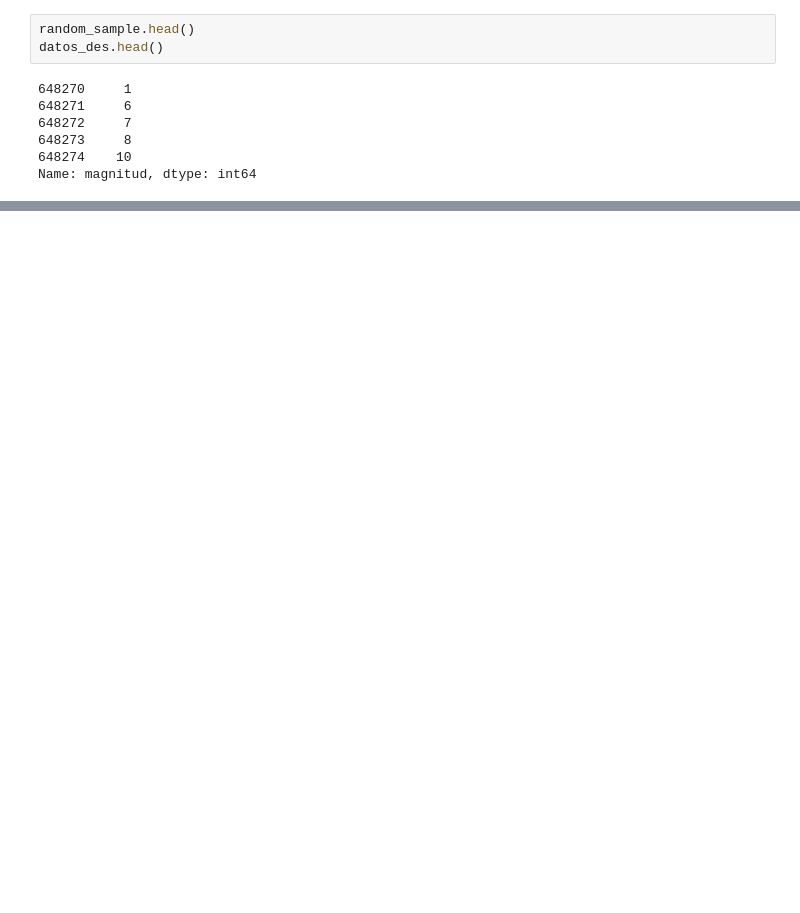
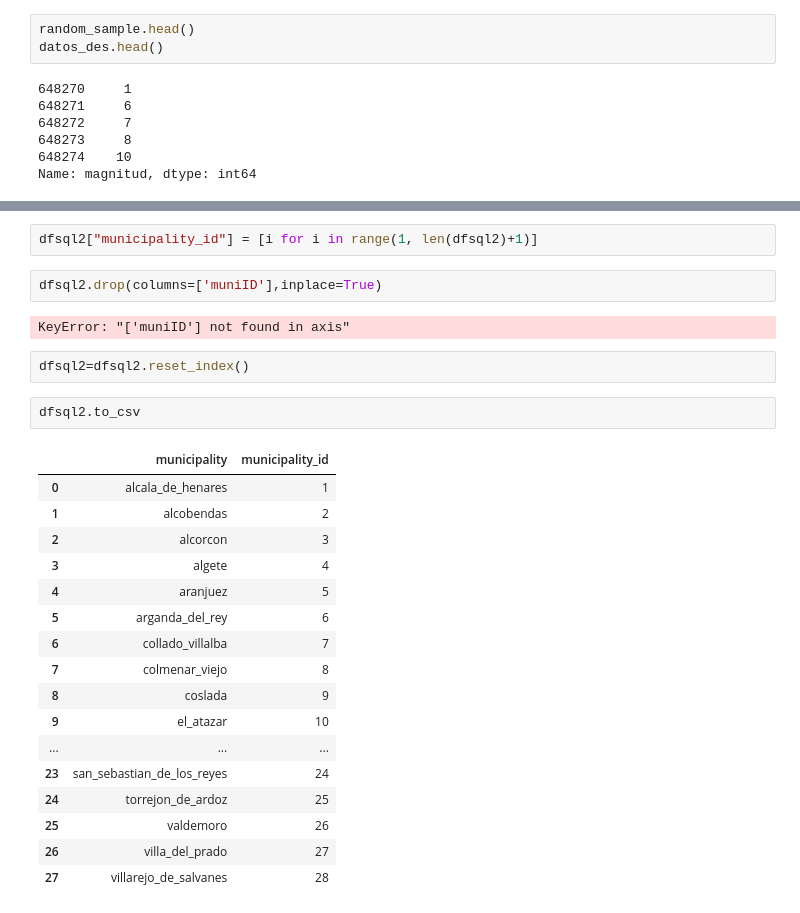
Before and after one commit to JCastillo1997/Inhale-the-present-exhale-the-past.-, a Jupyter notebook: EDA/EDA.ipnyb/EDA_air.ipynb, the cells around one changed output, grey strips where cells are left out. Cells and saved outputs as stored; diff of their text form; blank space fills up the shorter version.

```diff
--- a/EDA/EDA.ipnyb/EDA_air.ipynb
+++ b/EDA/EDA.ipnyb/EDA_air.ipynb
@@ -195,0 +388,28 @@ TtestResult(statistic=35.17886491767936, pvalue=1.0, df=154178)
+# %%
+dfsql2["municipality_id"] = [i for i in range(1, len(dfsql2)+1)]
+# %%
+dfsql2.drop(columns=['muniID'],inplace=True)
+# %% [output]
+KeyError: "['muniID'] not found in axis"
+# %%
+dfsql2=dfsql2.reset_index()
+# %%
+dfsql2.to_csv
+# %% [output]
+|  | municipality | municipality_id |
+| 0 | alcala_de_henares | 1 |
+| 1 | alcobendas | 2 |
+| 2 | alcorcon | 3 |
+| 3 | algete | 4 |
+| 4 | aranjuez | 5 |
+| 5 | arganda_del_rey | 6 |
+| 6 | collado_villalba | 7 |
+| 7 | colmenar_viejo | 8 |
+| 8 | coslada | 9 |
+| 9 | el_atazar | 10 |
+| ... | ... | ... |
+| 23 | san_sebastian_de_los_reyes | 24 |
+| 24 | torrejon_de_ardoz | 25 |
+| 25 | valdemoro | 26 |
+| 26 | villa_del_prado | 27 |
+| 27 | villarejo_de_salvanes | 28 |
```
Also changed, not shown: parts of 28 cells of this notebook, 10 other files.
